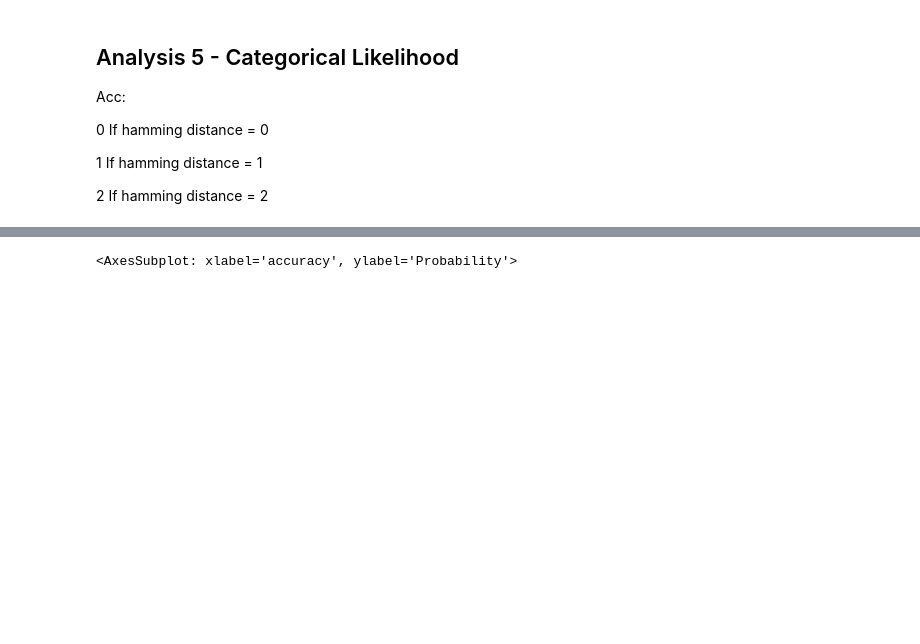
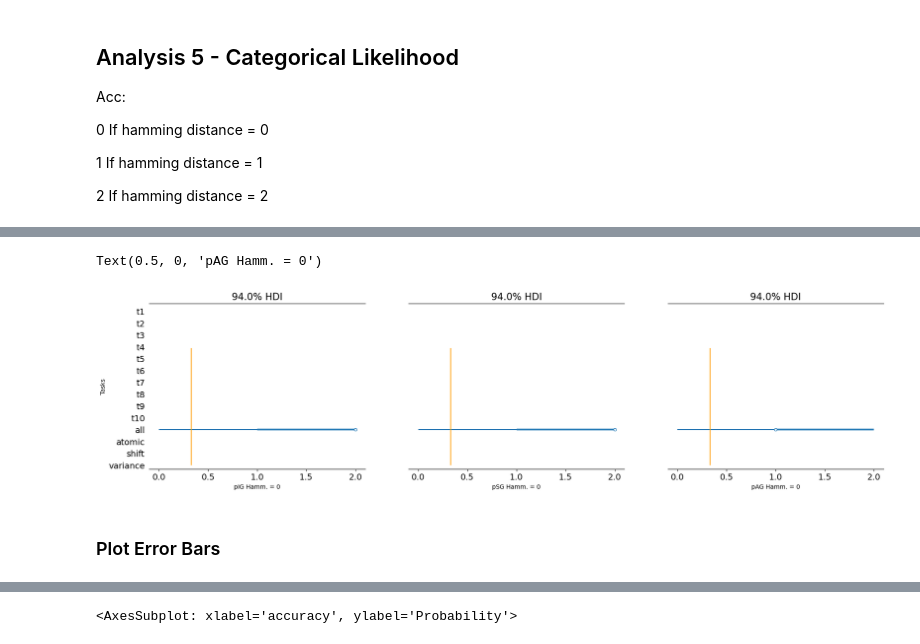
Before and after one commit to evdoxiataka/simulated_interventions_study_analysis, a Jupyter notebook: analysis.ipynb, the cells around one changed output, grey strips where cells are left out. Cells and saved outputs as stored; diff of their text form; code cells hidden in the pictures; blank space fills up the shorter version.

```diff
--- a/analysis.ipynb
+++ b/analysis.ipynb
@@ -830,0 +846,28 @@ pp_data
+# %%
+import arviz as az
+import matplotlib.pyplot as plt
+fig, ax = plt.subplots(1, 3, figsize=(22, 5))
+
+# ai['posterior']
+y_max = 40
+az.plot_forest(data_pp['IG'], ax = ax[0], combined = True)
+ax[0].vlines(x = 0.33, ymin = 0, ymax = y_max, colors = 'orange')
+az.plot_forest(data_pp['SG'], ax = ax[1], combined = True)
+ax[1].vlines(x = 0.33, ymin = 0, ymax = y_max, colors = 'orange')
+az.plot_forest(data_pp['AG'], ax = ax[2], combined = True)
+ax[2].vlines(x = 0.33, ymin = 0, ymax = y_max, colors = 'orange')
+
+##
+# ax[0].get_yaxis().set_visible(False)
+ax[1].get_yaxis().set_visible(False)
+ax[2].get_yaxis().set_visible(False)
+ax[0].set_ylabel("Tasks")
+##
+ax[0].set_xlabel("pIG Hamm. = 0")
+ax[1].set_xlabel("pSG Hamm. = 0")
+ax[2].set_xlabel("pAG Hamm. = 0")
+# %% [output]
+Text(0.5, 0, 'pAG Hamm. = 0')
+[figure, added]
+# %% [markdown]
+### Plot Error Bars
```
Also changed, not shown: parts of 11 cells of this notebook, 2 other files.
